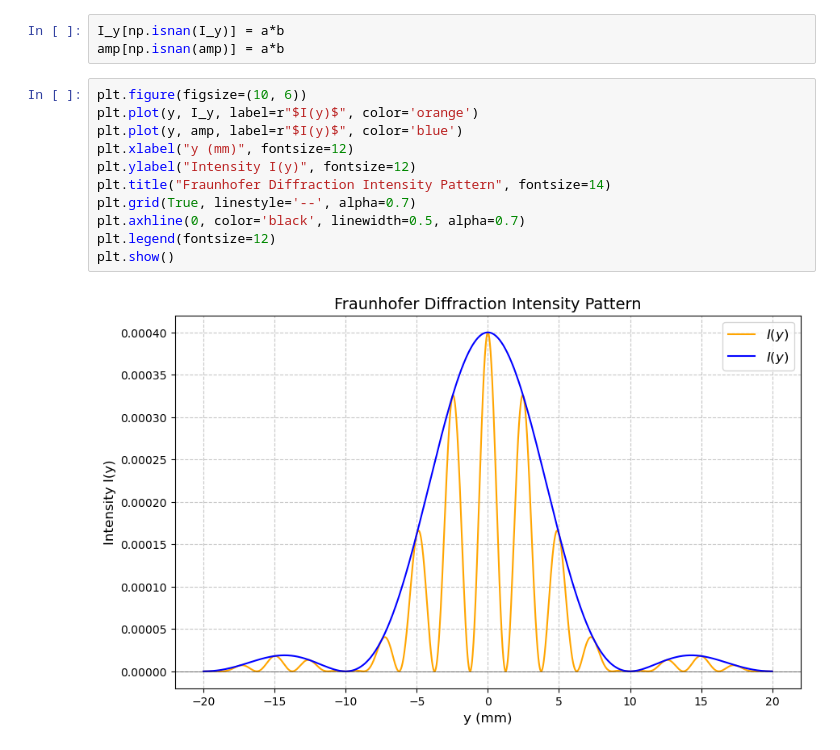
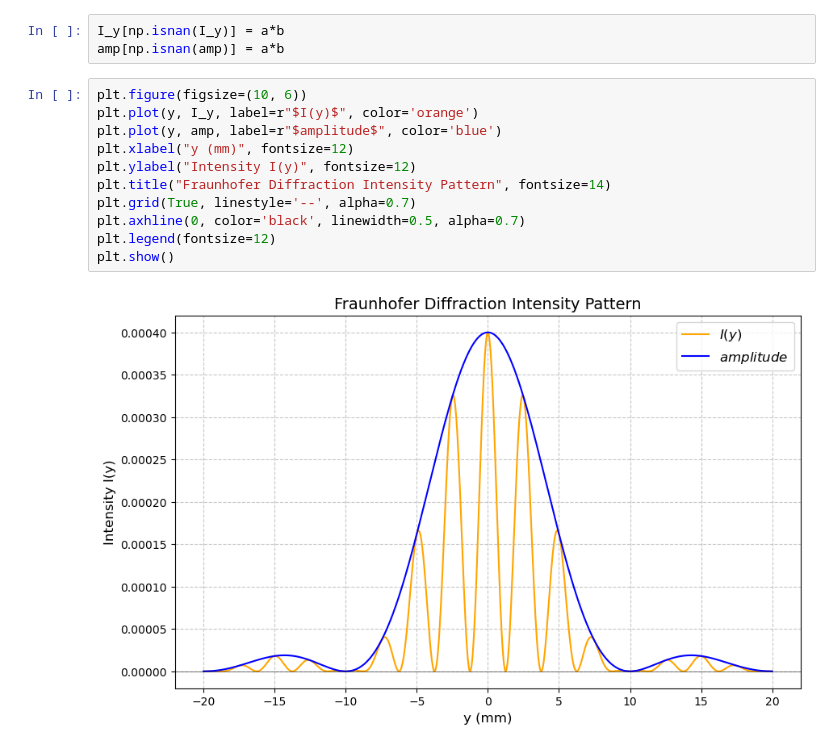
Before and after one commit to kyoka1013/Python_ComputationalPhysics, a Jupyter notebook: resources/texts/応用/fraunhofer_diffraction.ipynb, the cells around one changed output. Cells and saved outputs as stored; diff of their text form.

```diff
--- a/resources/texts/応用/fraunhofer_diffraction.ipynb
+++ b/resources/texts/応用/fraunhofer_diffraction.ipynb
@@ -45,13 +45,13 @@ amp[np.isnan(amp)] = a*b
 # %%
 plt.figure(figsize=(10, 6))
 plt.plot(y, I_y, label=r"$I(y)$", color='orange')
-plt.plot(y, amp, label=r"$I(y)$", color='blue')
+plt.plot(y, amp, label=r"$amplitude$", color='blue')
 plt.xlabel("y (mm)", fontsize=12)
 plt.ylabel("Intensity I(y)", fontsize=12)
 plt.title("Fraunhofer Diffraction Intensity Pattern", fontsize=14)
 plt.grid(True, linestyle='--', alpha=0.7)
 plt.axhline(0, color='black', linewidth=0.5, alpha=0.7)
 plt.legend(fontsize=12)
 plt.show()
 # %% [output]
-[figure, old version]
+[figure, new version]
```
